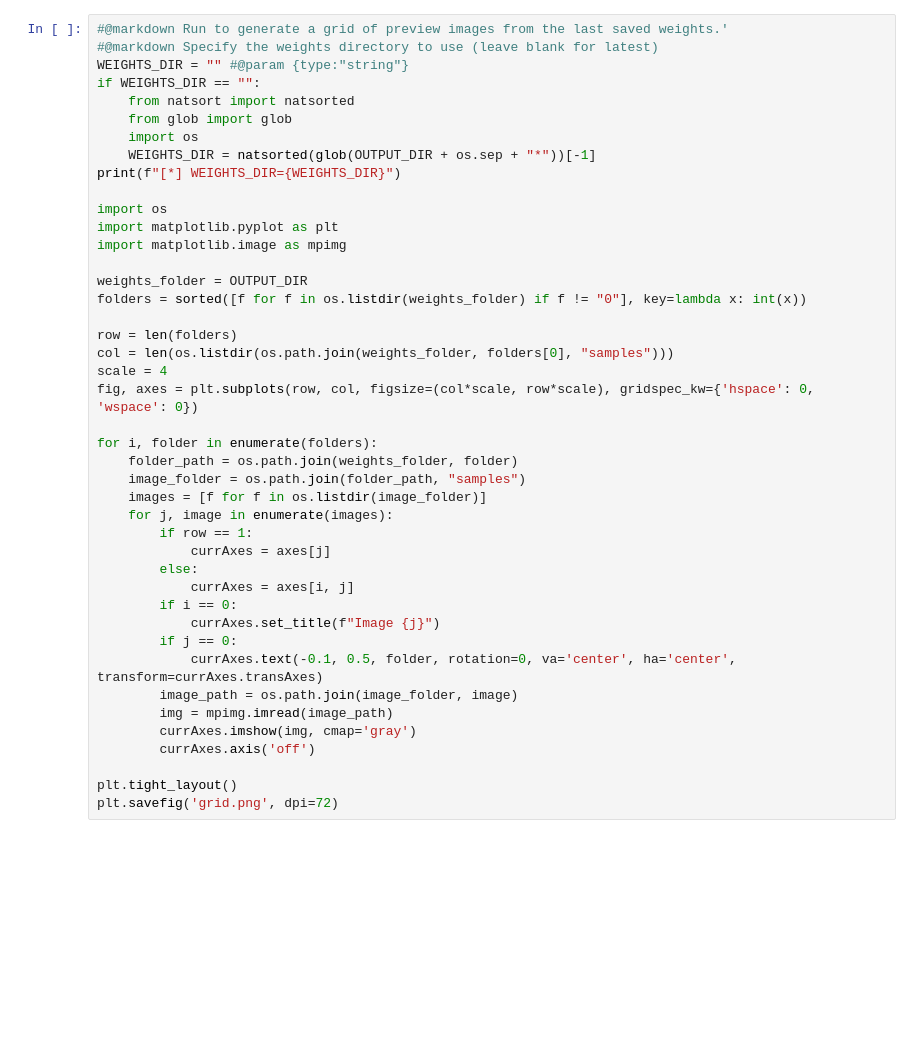
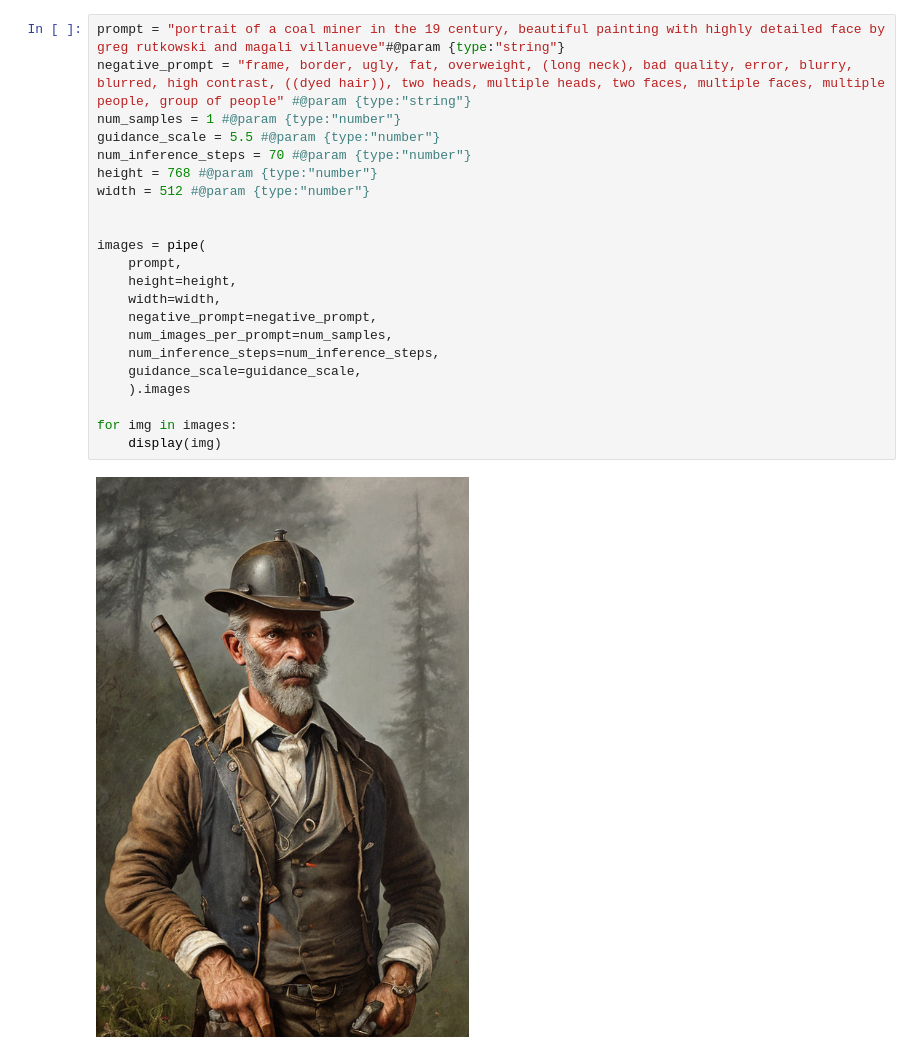
Before and after one commit to VishalPrem1994/UdemySD101Course, a Jupyter notebook: Udemy_Course_1_Training_A_Stable_Diffusion_Model.ipynb, the cells around one changed output. Drawn from its saved outputs; the diff is of its cells as text; blank space fills up the shorter version.

```diff
--- a/Udemy_Course_1_Training_A_Stable_Diffusion_Model.ipynb
+++ b/Udemy_Course_1_Training_A_Stable_Diffusion_Model.ipynb
@@ -72,43 +27,24 @@ with open("concepts_list.json", "w") as f:
-# %%
-#@markdown Run to generate a grid of preview images from the last saved weights.'
-#@markdown Specify the weights directory to use (leave blank for latest)
-WEIGHTS_DIR = "" #@param {type:"string"}
-if WEIGHTS_DIR == "":
-    from natsort import natsorted
-    from glob import glob
-    import os
-    WEIGHTS_DIR = natsorted(glob(OUTPUT_DIR + os.sep + "*"))[-1]
-print(f"[*] WEIGHTS_DIR={WEIGHTS_DIR}")
-
-import os
-import matplotlib.pyplot as plt
-import matplotlib.image as mpimg
-
-weights_folder = OUTPUT_DIR
-folders = sorted([f for f in os.listdir(weights_folder) if f != "0"], key=lambda x: int(x))
-
-row = len(folders)
-col = len(os.listdir(os.path.join(weights_folder, folders[0], "samples")))
-scale = 4
-fig, axes = plt.subplots(row, col, figsize=(col*scale, row*scale), gridspec_kw={'hspace': 0, 'wspace': 0})
-
-for i, folder in enumerate(folders):
-    folder_path = os.path.join(weights_folder, folder)
-    image_folder = os.path.join(folder_path, "samples")
-    images = [f for f in os.listdir(image_folder)]
-    for j, image in enumerate(images):
-        if row == 1:
-            currAxes = axes[j]
-        else:
-            currAxes = axes[i, j]
-        if i == 0:
-            currAxes.set_title(f"Image {j}")
-        if j == 0:
-            currAxes.text(-0.1, 0.5, folder, rotation=0, va='center', ha='center', transform=currAxes.transAxes)
-        image_path = os.path.join(image_folder, image)
-        img = mpimg.imread(image_path)
-        currAxes.imshow(img, cmap='gray')
-        currAxes.axis('off')
-
-plt.tight_layout()
-plt.savefig('grid.png', dpi=72)
+# %%
+prompt = "portrait of a coal miner in the 19 century, beautiful painting with highly detailed face by greg rutkowski and magali villanueve"#@param {type:"string"}
+negative_prompt = "frame, border, ugly, fat, overweight, (long neck), bad quality, error, blurry, blurred, high contrast, ((dyed hair)), two heads, multiple heads, two faces, multiple faces, multiple people, group of people" #@param {type:"string"}
+num_samples = 1 #@param {type:"number"}
+guidance_scale = 5.5 #@param {type:"number"}
+num_inference_steps = 70 #@param {type:"number"}
+height = 768 #@param {type:"number"}
+width = 512 #@param {type:"number"}
+
+
+images = pipe(
+    prompt,
+    height=height,
+    width=width,
+    negative_prompt=negative_prompt,
+    num_images_per_prompt=num_samples,
+    num_inference_steps=num_inference_steps,
+    guidance_scale=guidance_scale,
+    ).images
+
+for img in images:
+    display(img)
+# %% [output]
+[figure, added]
```
Also changed, not shown: parts of 4 cells of this notebook.
